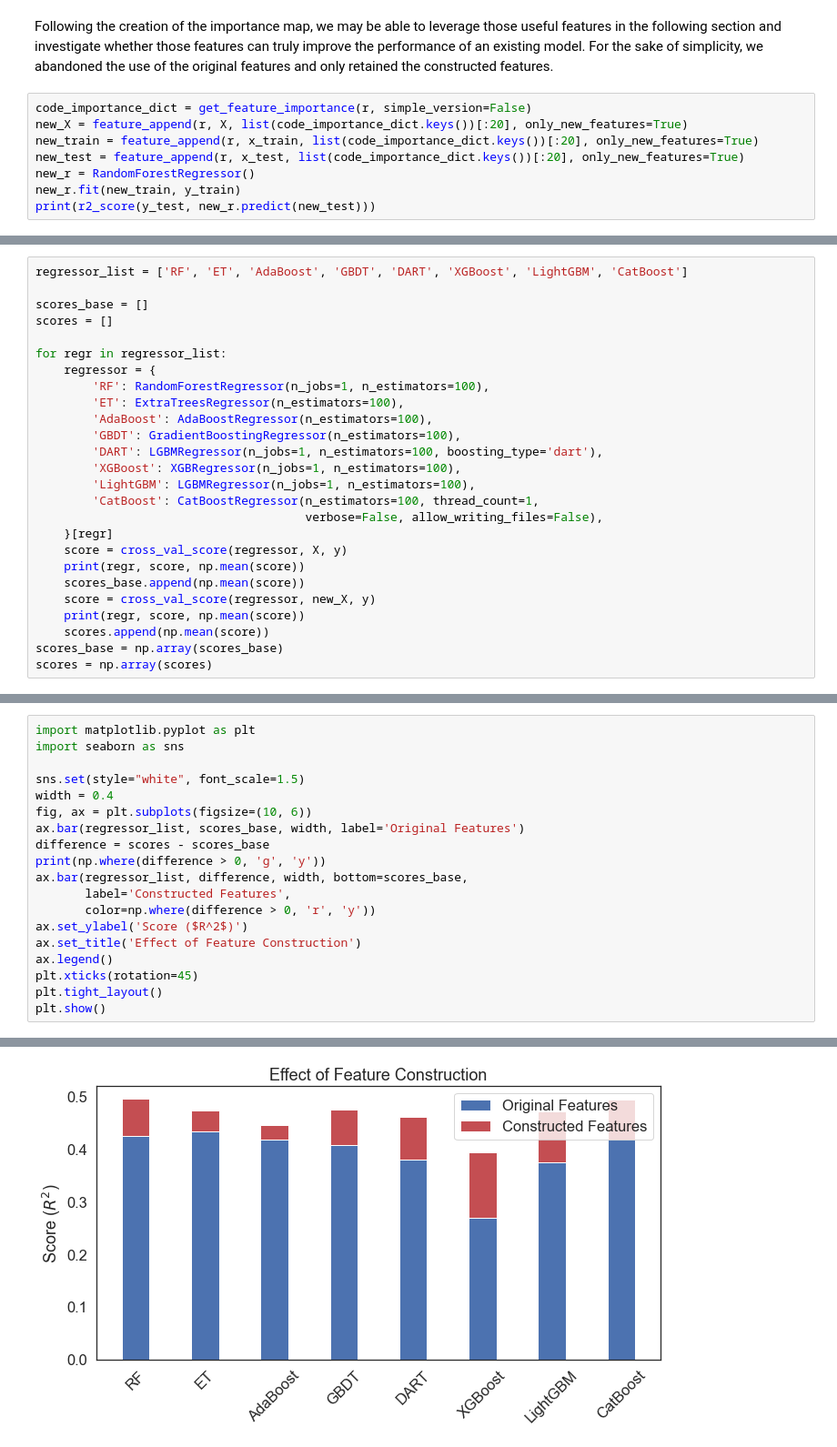
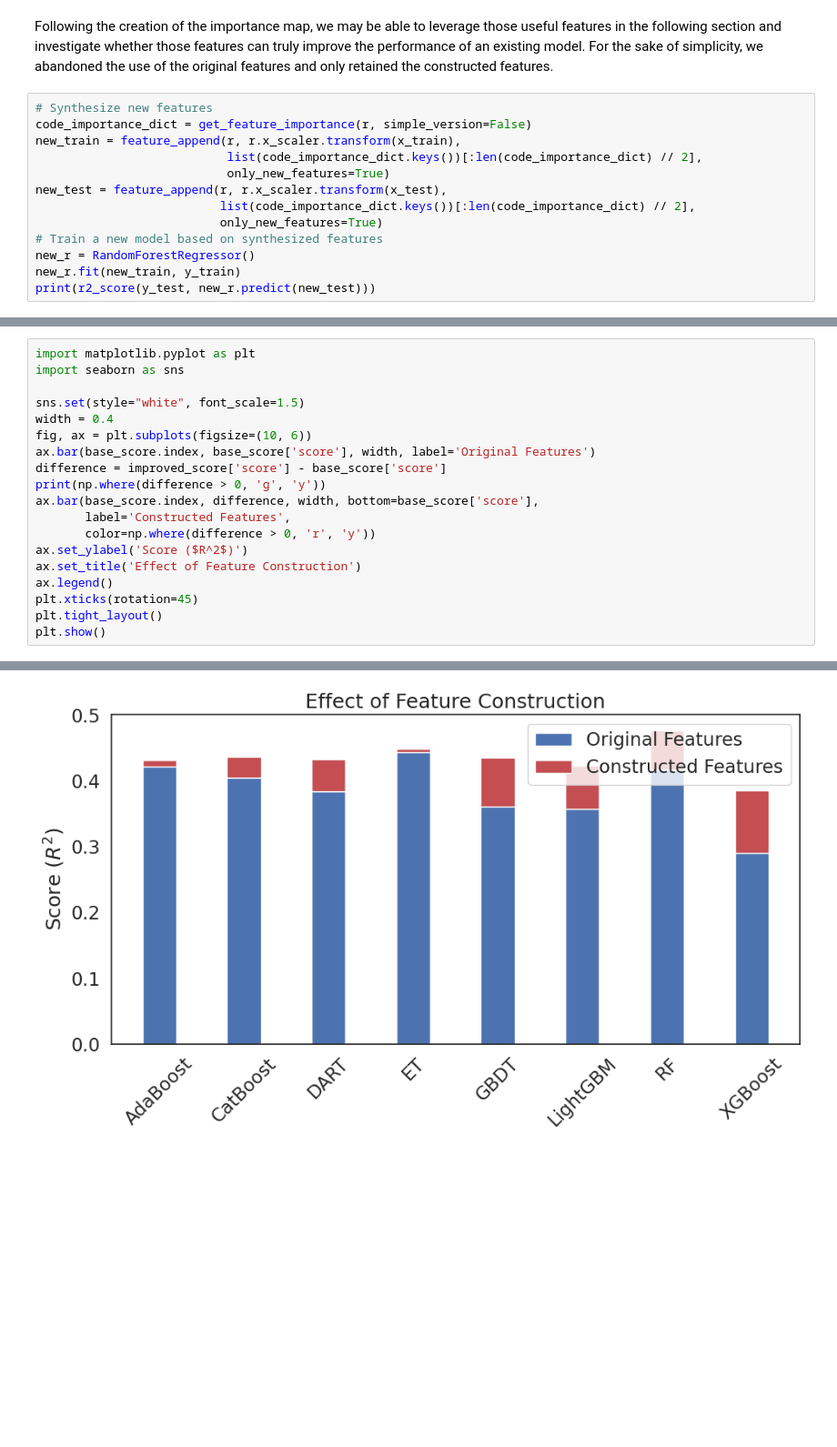
Before and after one commit to hengzhe-zhang/EvolutionaryForest, a Jupyter notebook: tutorial/diabetes_regression.ipynb, the cells around one changed output, grey strips where cells are left out. Shown: that part at 91% size. Cells and saved outputs as stored; diff of their text form; blank space fills up the shorter version.

```diff
--- a/tutorial/diabetes_regression.ipynb
+++ b/tutorial/diabetes_regression.ipynb
@@ -58,10 +64,15 @@ plot_feature_importance(feature_importance_dict)
 # %% [markdown]
 Following the creation of the importance map, we may be able to leverage those useful features in the following section and investigate whether those features can truly improve the performance of an existing model. For the sake of simplicity, we abandoned the use of the original features and only retained the constructed features.
 # %%
+# Synthesize new features
 code_importance_dict = get_feature_importance(r, simple_version=False)
-new_X = feature_append(r, X, list(code_importance_dict.keys())[:20], only_new_features=True)
-new_train = feature_append(r, x_train, list(code_importance_dict.keys())[:20], only_new_features=True)
-new_test = feature_append(r, x_test, list(code_importance_dict.keys())[:20], only_new_features=True)
+new_train = feature_append(r, r.x_scaler.transform(x_train),
+                           list(code_importance_dict.keys())[:len(code_importance_dict) // 2],
+                           only_new_features=True)
+new_test = feature_append(r, r.x_scaler.transform(x_test),
+                          list(code_importance_dict.keys())[:len(code_importance_dict) // 2],
+                          only_new_features=True)
+# Train a new model based on synthesized features
 new_r = RandomForestRegressor()
 new_r.fit(new_train, y_train)
 print(r2_score(y_test, new_r.predict(new_test)))
@@ -72,26 +83,0 @@ As we can see from the results, the constructed features can truly lead to impro
-# %%
-regressor_list = ['RF', 'ET', 'AdaBoost', 'GBDT', 'DART', 'XGBoost', 'LightGBM', 'CatBoost']
-
-scores_base = []
-scores = []
-
-for regr in regressor_list:
-    regressor = {
-        'RF': RandomForestRegressor(n_jobs=1, n_estimators=100),
-        'ET': ExtraTreesRegressor(n_estimators=100),
-        'AdaBoost': AdaBoostRegressor(n_estimators=100),
-        'GBDT': GradientBoostingRegressor(n_estimators=100),
-        'DART': LGBMRegressor(n_jobs=1, n_estimators=100, boosting_type='dart'),
-        'XGBoost': XGBRegressor(n_jobs=1, n_estimators=100),
-        'LightGBM': LGBMRegressor(n_jobs=1, n_estimators=100),
-        'CatBoost': CatBoostRegressor(n_estimators=100, thread_count=1,
-                                      verbose=False, allow_writing_files=False),
-    }[regr]
-    score = cross_val_score(regressor, X, y)
-    print(regr, score, np.mean(score))
-    scores_base.append(np.mean(score))
-    score = cross_val_score(regressor, new_X, y)
-    print(regr, score, np.mean(score))
-    scores.append(np.mean(score))
-scores_base = np.array(scores_base)
-scores = np.array(scores)
@@ -117,23 +175,23 @@ As a result of this, we can conclude that constructive features improve the perf
 # %%
 import matplotlib.pyplot as plt
 import seaborn as sns
 
 sns.set(style="white", font_scale=1.5)
 width = 0.4
 fig, ax = plt.subplots(figsize=(10, 6))
-ax.bar(regressor_list, scores_base, width, label='Original Features')
-difference = scores - scores_base
+ax.bar(base_score.index, base_score['score'], width, label='Original Features')
+difference = improved_score['score'] - base_score['score']
 print(np.where(difference > 0, 'g', 'y'))
-ax.bar(regressor_list, difference, width, bottom=scores_base,
+ax.bar(base_score.index, difference, width, bottom=base_score['score'],
        label='Constructed Features',
        color=np.where(difference > 0, 'r', 'y'))
 ax.set_ylabel('Score ($R^2$)')
 ax.set_title('Effect of Feature Construction')
 ax.legend()
 plt.xticks(rotation=45)
 plt.tight_layout()
 plt.show()
 # %% [output]
 ['g' 'g' 'g' 'g' 'g' 'g' 'g' 'g']
-[figure, old version]
+[figure, new version]
 # %% [markdown]
```
Also changed, not shown: parts of 11 cells of this notebook, 6 other files.
